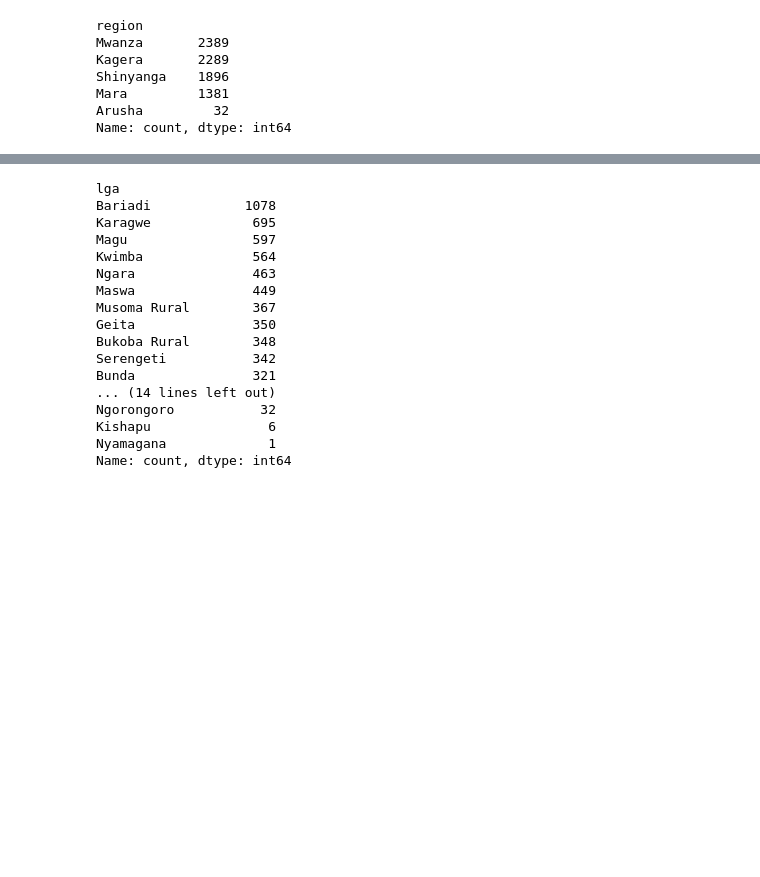
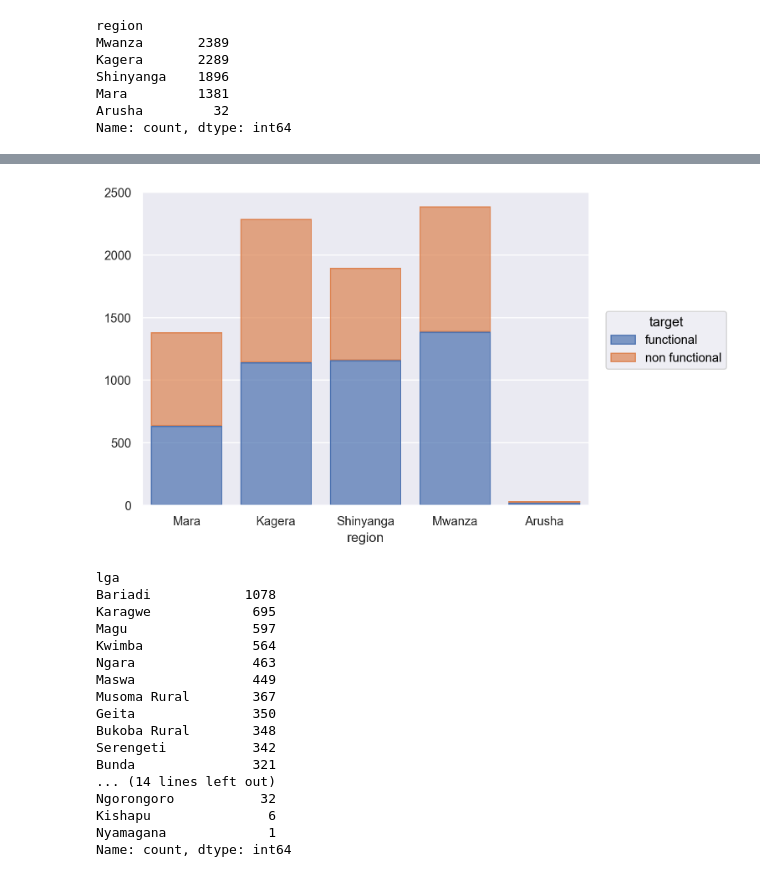
Before and after one commit to pecham1911/Tanzania_Wells, a Jupyter notebook: alli.ipynb, the cells around one changed output, grey strips where cells are left out. Cells and saved outputs as stored; diff of their text form; code cells hidden in the pictures; blank space fills up the shorter version.

```diff
--- a/alli.ipynb
+++ b/alli.ipynb
@@ -285 +292,11 @@ plt.tight_layout();
+# %%
+# comparing our target by region
+
+#makes the plot bigger
+so.Plot.config.display["scaling"] = 1.25
+
+# the plot
+so.Plot(fdf, x="region", color="target").add(so.Bar(), so.Count(), so.Stack())
+# %% [output]
+[figure, added]
 # %%
```
Also changed, not shown: parts of 49 cells of this notebook, 1 other file.
